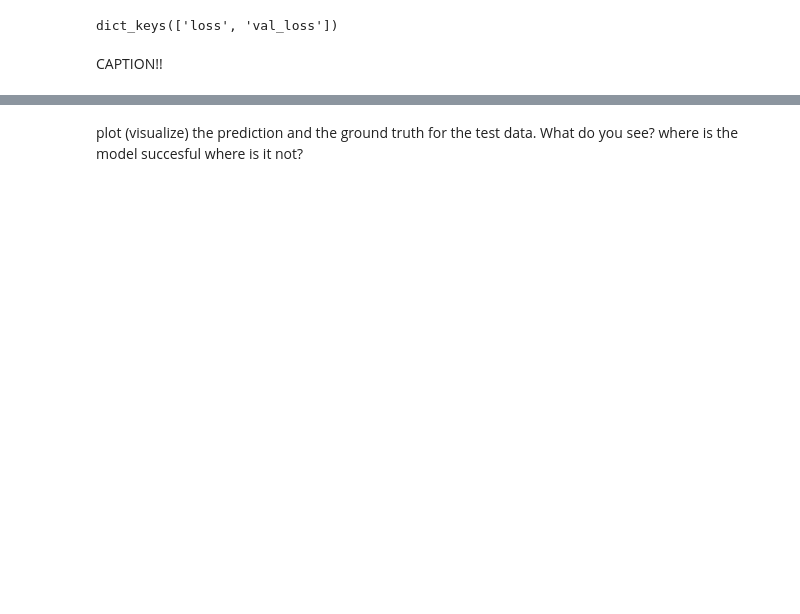
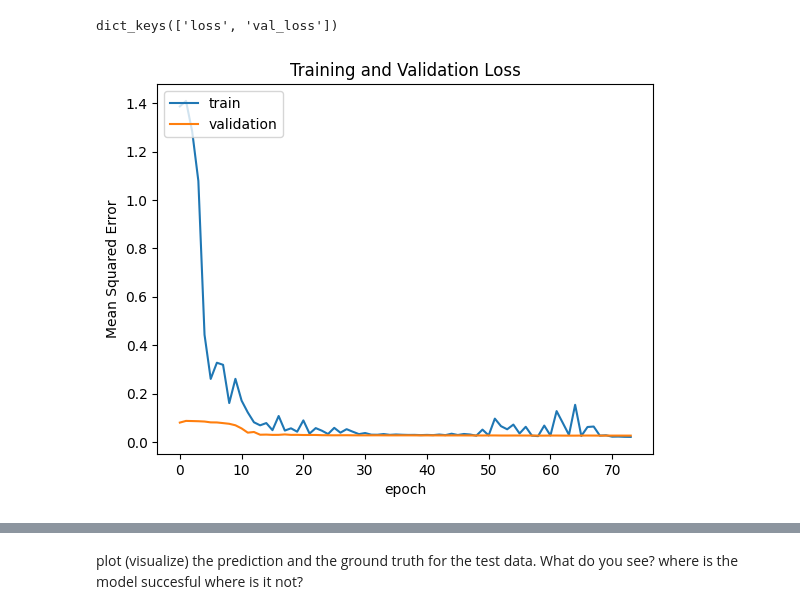
Before and after one commit to Legacy560/MLTSA25_RWolynetz, a Jupyter notebook: HW7/autoencoder_time_series_instructions_MLTSA25_RWolynetz.ipynb, the cells around one changed output, grey strips where cells are left out. Drawn from its saved outputs; the diff is of its cells as text; code cells hidden in the pictures; blank space fills up the shorter version.

````diff
--- a/HW7/autoencoder_time_series_instructions_MLTSA25_RWolynetz.ipynb
+++ b/HW7/autoencoder_time_series_instructions_MLTSA25_RWolynetz.ipynb
@@ -326,3 +346,18 @@ model.add(Dense(512, activation='sigmoid', input_shape=(input_size,)))
+# %%
+input_size = scaled_data2.shape[1]
+model = Sequential()
+#input layer
+model.add(Dense(512, activation='relu', input_shape=(input_size,)))
+#compression layer
+model.add(Dense(128, activation='relu'))
+model.add(Dense(64, activation='relu'))
+model.add(Dense(32, activation='relu'))
+model.add(Dense(64, activation='relu'))
+model.add(Dense(128, activation='relu'))
+#decompression layer
+model.add(Dense(512, activation='relu'))
+#output layer
+model.add(Dense(input_size, activation='linear'))
 # %%
 # this is a call back that ensures you stop training when the validation loss stops improving (es)
 # ad saves the model if it is better than the model at the previous training epoch (mc)
@@ -334,7 +369,7 @@ write the `model.compile` command passing to the compile function the `adam` opt
 
 ```model.compile(...```
 # %%
-model.compile(...
+model.compile(optimizer = 'adam', loss = 'mean_squared_error')
 # %%
 model.summary()
 # %% [output]
@@ -374,6 +409,3 @@ pass to the fit() function the following arguments:
 
 
 ```training = model.fit(.....```
-# %%
-#remove
-training = model.fit(.....
@@ -410,0 +412,8 @@ WARNING:absl:You are saving your model as an HDF5 file via `model.save()` or `ke
+# %%
+#remove
+training = model.fit(X_train, y_train,
+                     epochs=200,
+                     batch_size=10,
+                     validation_split=0.1,
+                     verbose=1,
+                     callbacks=[es, mc])
@@ -417,6 +470,10 @@ plot the loss function!!
 # %%
 plt.plot(training.history['loss'])
 plt.plot(training.history['val_loss']);
+plt.title('Training and Validation Loss')
+plt.ylabel('Mean Squared Error')
+plt.xlabel('epoch')
+plt.legend(['train', 'validation'], loc='upper left');
 # add axis labels and legend!!
+# %% [output]
+[figure, added]
-# %% [markdown]
-CAPTION!!
````
Also changed, not shown: parts of 20 cells of this notebook.
